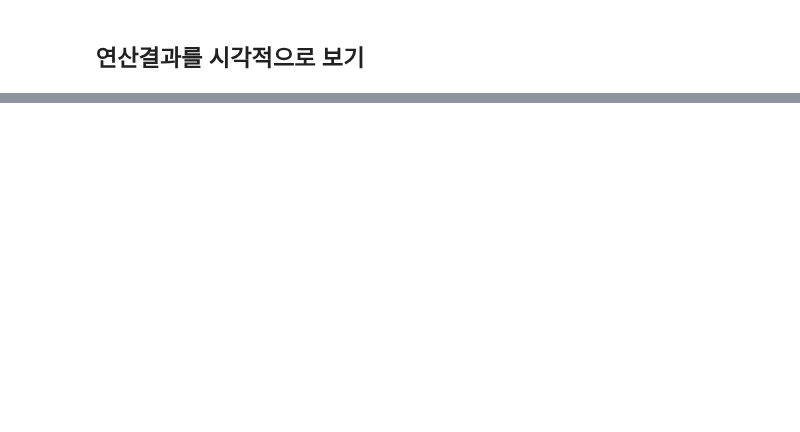
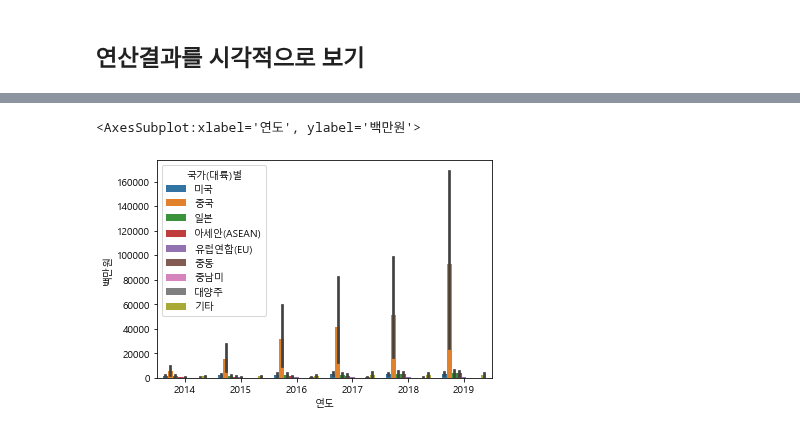
Before and after one commit to tree698/Data_Analysis, a Jupyter notebook: 3. K-beauty/K-beauty.ipynb, the cells around one changed output, grey strips where cells are left out. Cells and saved outputs as stored; diff of their text form; code cells hidden in the pictures; blank space fills up the shorter version.

```diff
--- a/3. K-beauty/K-beauty.ipynb
+++ b/3. K-beauty/K-beauty.ipynb
@@ -436,0 +454,7 @@ df[df["상품군별"] == "의류 및 패션관련상품"]
+# %%
+# 연도별 판매액을 그리고 국가(대륙)별로 다른 색상으로 표현하기
+
+sns.barplot(data=df_total, x="연도", y="백만원", hue="국가(대륙)별")
+# %% [output]
+<AxesSubplot:xlabel='연도', ylabel='백만원'>
+[figure, added]
```
Also changed, not shown: parts of 12 cells of this notebook.
